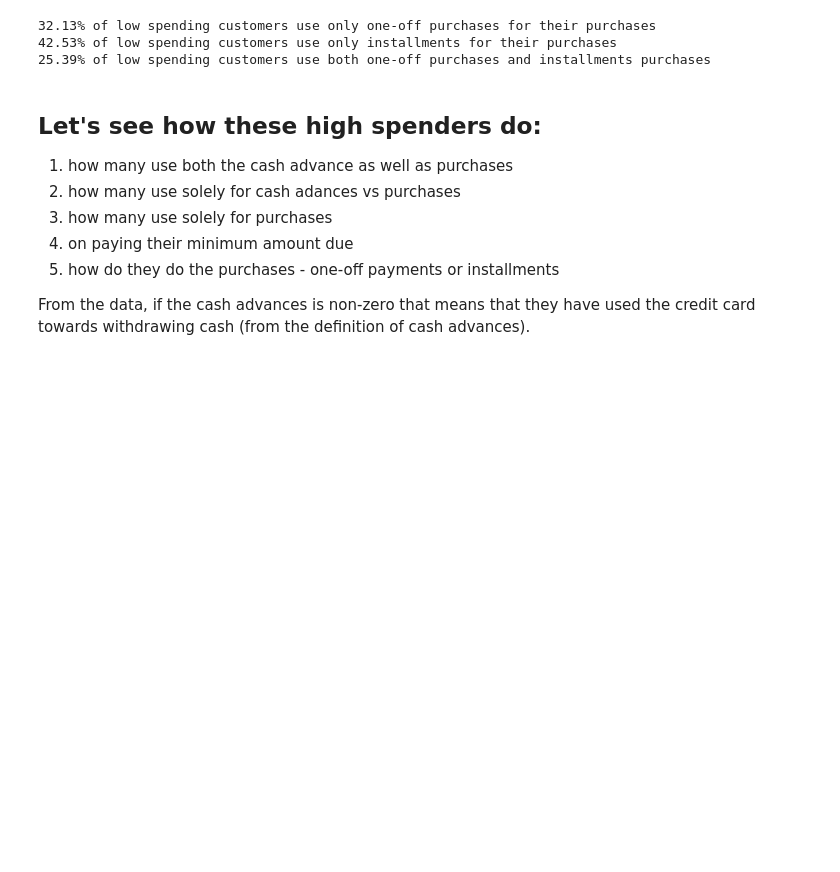
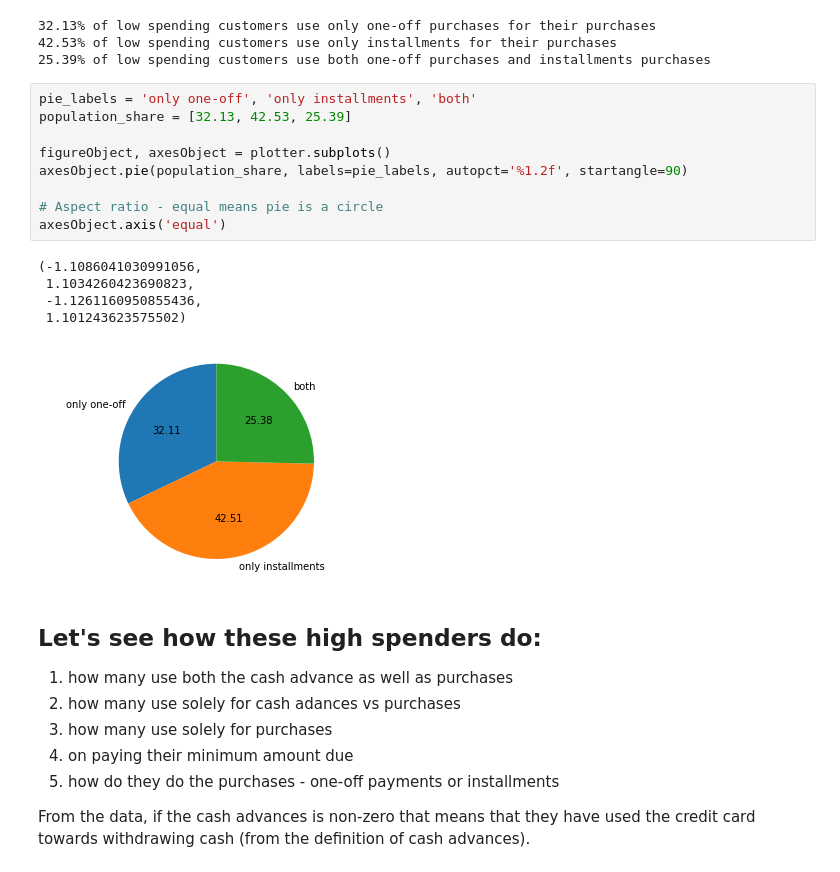
Before and after one commit to mnathvt/insight_data_challenge, a Jupyter notebook: dc2/cc_analysis.ipynb, the cells around one changed output. Drawn from its saved outputs; the diff is of its cells as text; blank space fills up the shorter version.

```diff
--- a/dc2/cc_analysis.ipynb
+++ b/dc2/cc_analysis.ipynb
@@ -438,6 +463,21 @@ print('{:.2f}% of low spending customers use both one-off purchases and installm
 32.13% of low spending customers use only one-off purchases for their purchases
 42.53% of low spending customers use only installments for their purchases
 25.39% of low spending customers use both one-off purchases and installments purchases
+# %%
+pie_labels = 'only one-off', 'only installments', 'both'
+population_share = [32.13, 42.53, 25.39]
+
+figureObject, axesObject = plotter.subplots()
+axesObject.pie(population_share, labels=pie_labels, autopct='%1.2f', startangle=90)
+
+# Aspect ratio - equal means pie is a circle
+axesObject.axis('equal')
+# %% [output]
+(-1.1086041030991056,
+ 1.1034260423690823,
+ -1.1261160950855436,
+ 1.101243623575502)
+[figure, added]
 # %% [markdown]
 ## Let's see how these high spenders do:
 1. how many use both the cash advance as well as purchases
```
Also changed, not shown: parts of 8 cells of this notebook.
